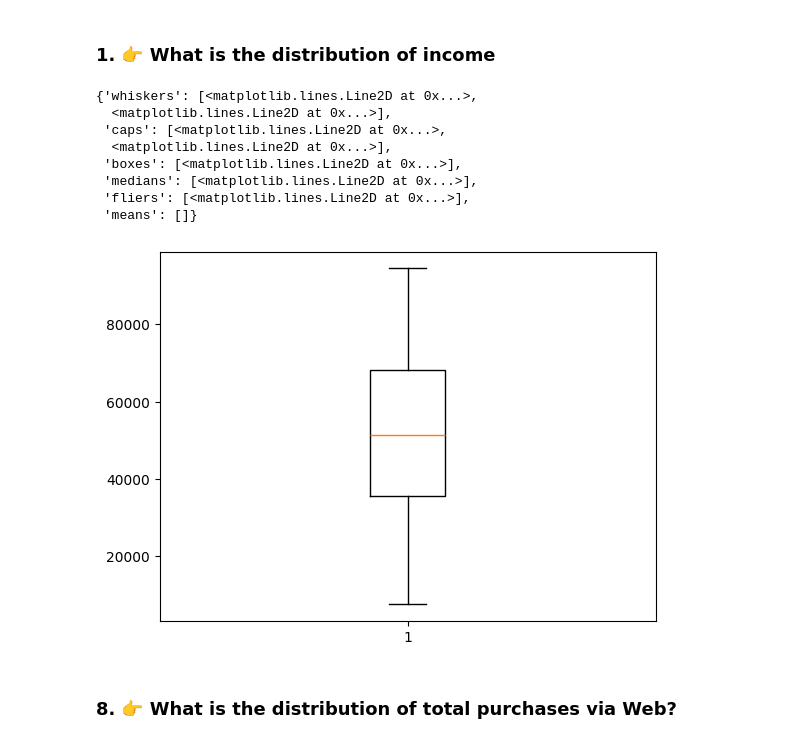
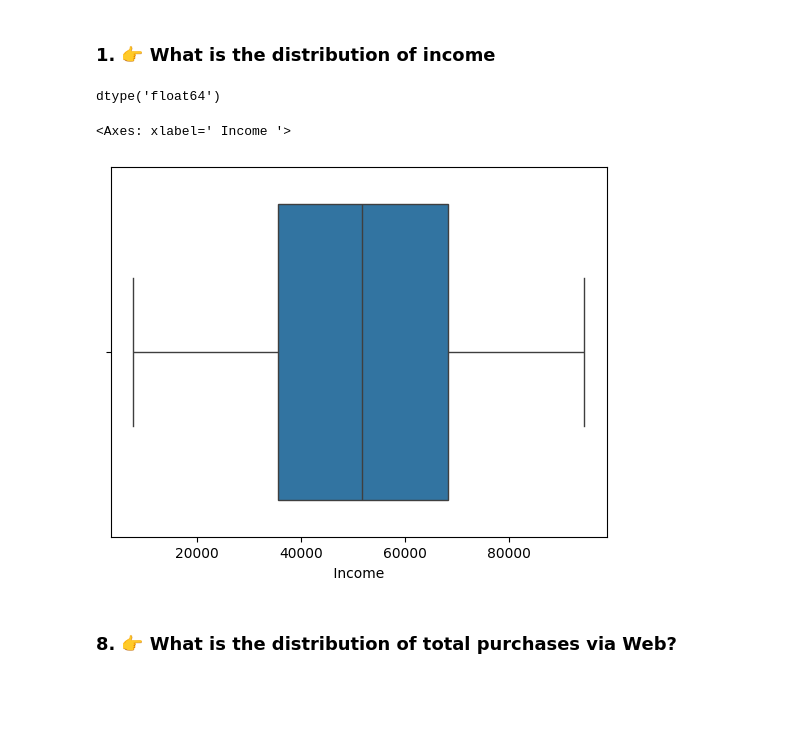
Before and after one commit to SachinSherki4/Data_Science, a Jupyter notebook: Data_Science_Projects/Marketing_Project_1/marketing_campaigns.ipynb, the cells around one changed output. Drawn from its saved outputs; the diff is of its cells as text; code cells hidden in the pictures; blank space fills up the shorter version.

Commit message:
marketing_data_eda_03

```diff
--- a/Data_Science_Projects/Marketing_Project_1/marketing_campaigns.ipynb
+++ b/Data_Science_Projects/Marketing_Project_1/marketing_campaigns.ipynb
@@ -203,0 +212,2 @@ dtype('float64')
+# %%
+df[' Income ']= df.groupby(df['Education'])[' Income '].fillna(df[' Income '].mean())
@@ -350,7 +372,7 @@ Name: count, dtype: int64
 9. 	    How many customers have kids vs teens?
 10. 	 What are the top 10 customers with highest total spending?
 # %%
-df= pd.read_csv('../../Data_Files/Project_sample_Data/marketing_data.csv')
+#df= pd.read_csv('../../Data_Files/Project_sample_Data/marketing_data.csv')
 df.info()
 # %% [output]
 <class 'pandas.core.frame.DataFrame'>
@@ -386,18 +408,15 @@ memory usage: 490.1+ KB
         # normal skewed - even spread
         # left-skewed - small group earns below $X but most earn high income
         # right-skewed - meaning most customers earn below ₹X but a small group earns much higher
+# %%
+df[' Income '].dtype
+# %% [output]
+dtype('float64')
 # %%
-plt.boxplot(x=df[' Income '])
+sns.boxplot(x=df[' Income '])
 # %% [output]
-{'whiskers': [<matplotlib.lines.Line2D at 0x...>,
-  <matplotlib.lines.Line2D at 0x...>],
- 'caps': [<matplotlib.lines.Line2D at 0x...>,
-  <matplotlib.lines.Line2D at 0x...>],
- 'boxes': [<matplotlib.lines.Line2D at 0x...>],
- 'medians': [<matplotlib.lines.Line2D at 0x...>],
- 'fliers': [<matplotlib.lines.Line2D at 0x...>],
- 'means': []}
+<Axes: xlabel=' Income '>
-[figure, old version]
+[figure, new version]
 # %% [markdown]
 ### 8. 	   👉  What is the distribution of total purchases via Web?
 # %%
```
Also changed, not shown: parts of 38 cells of this notebook.
